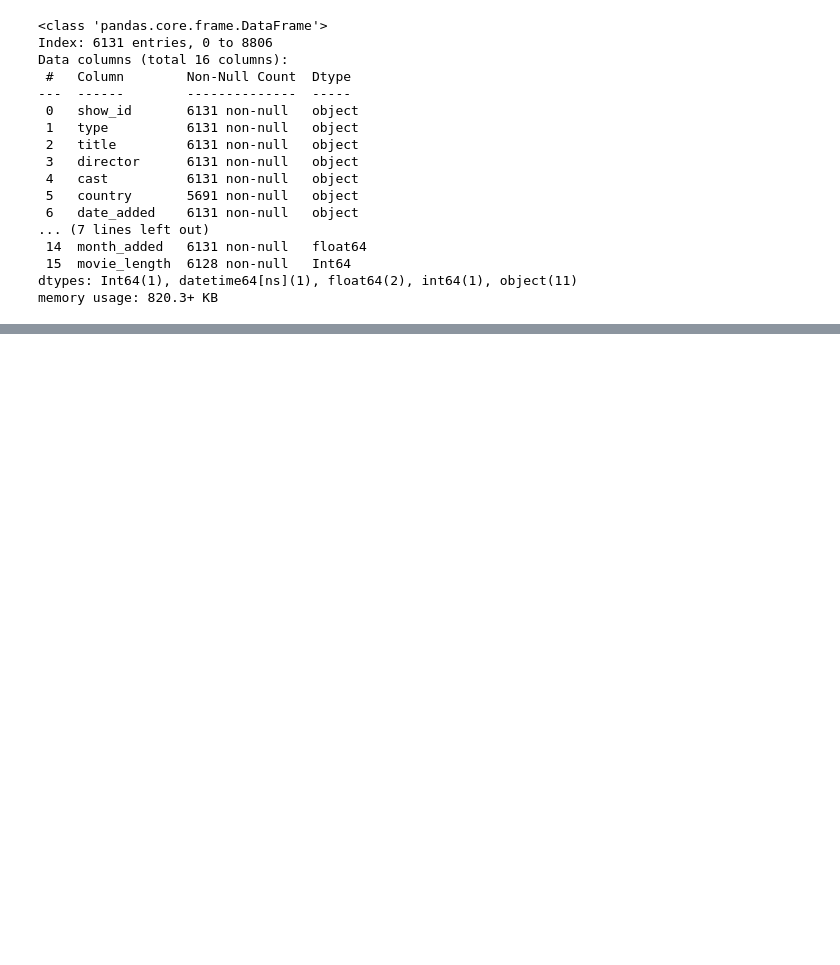
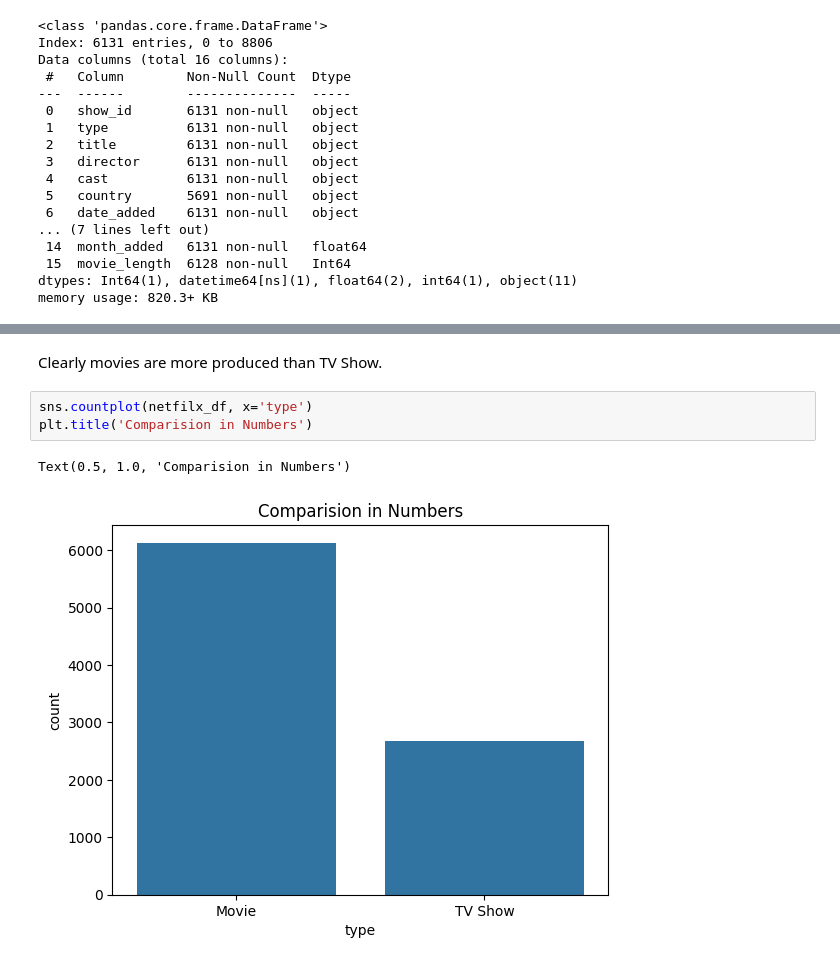
Before and after one commit to abhisheksinha27x/Data-Analysis-Projects, a Jupyter notebook: netflix/main.ipynb, the cells around one changed output, grey strips where cells are left out. Saved outputs shown, nothing was run; the diff lists cells and outputs as text; blank space fills up the shorter version.

Commit message:
some basic plots

```diff
--- a/netflix/main.ipynb
+++ b/netflix/main.ipynb
@@ -171,0 +181,8 @@ memory usage: 820.3+ KB
+# %% [markdown]
+Clearly movies are more produced than TV Show.
+# %%
+sns.countplot(netfilx_df, x='type')
+plt.title('Comparision in Numbers')
+# %% [output]
+Text(0.5, 1.0, 'Comparision in Numbers')
+[figure, added]
```
Also changed, not shown: parts of 6 cells of this notebook, 1 other file.
